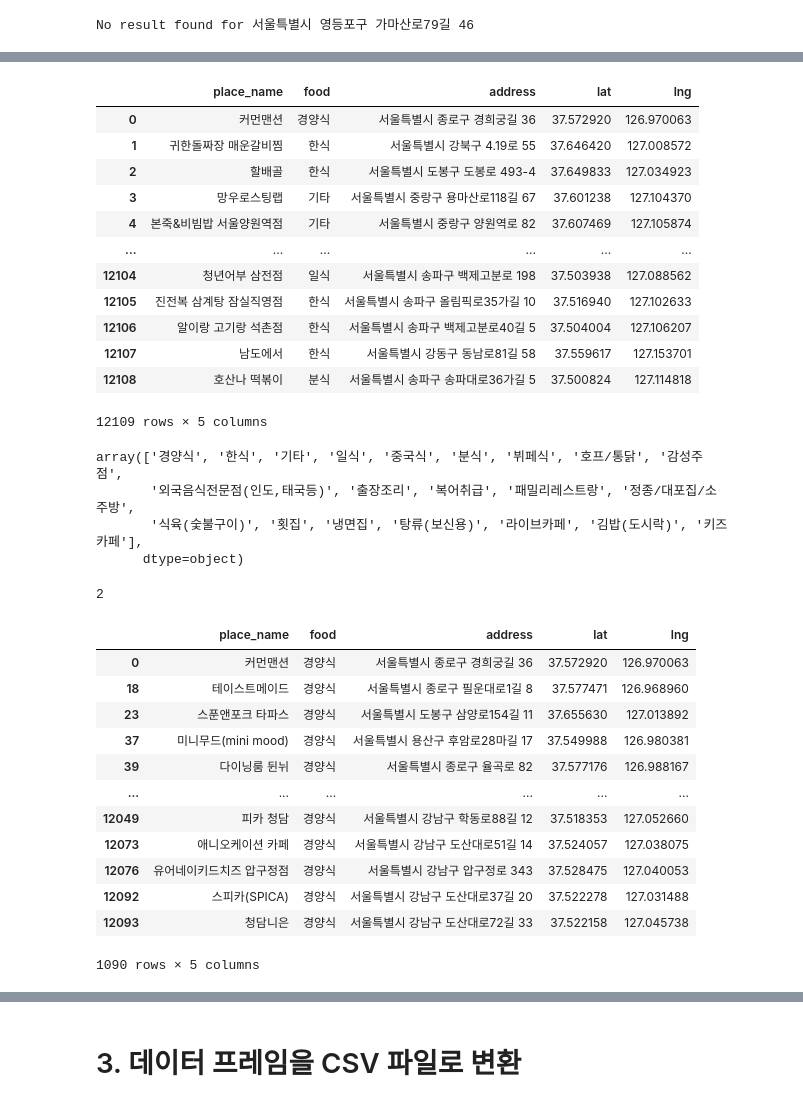
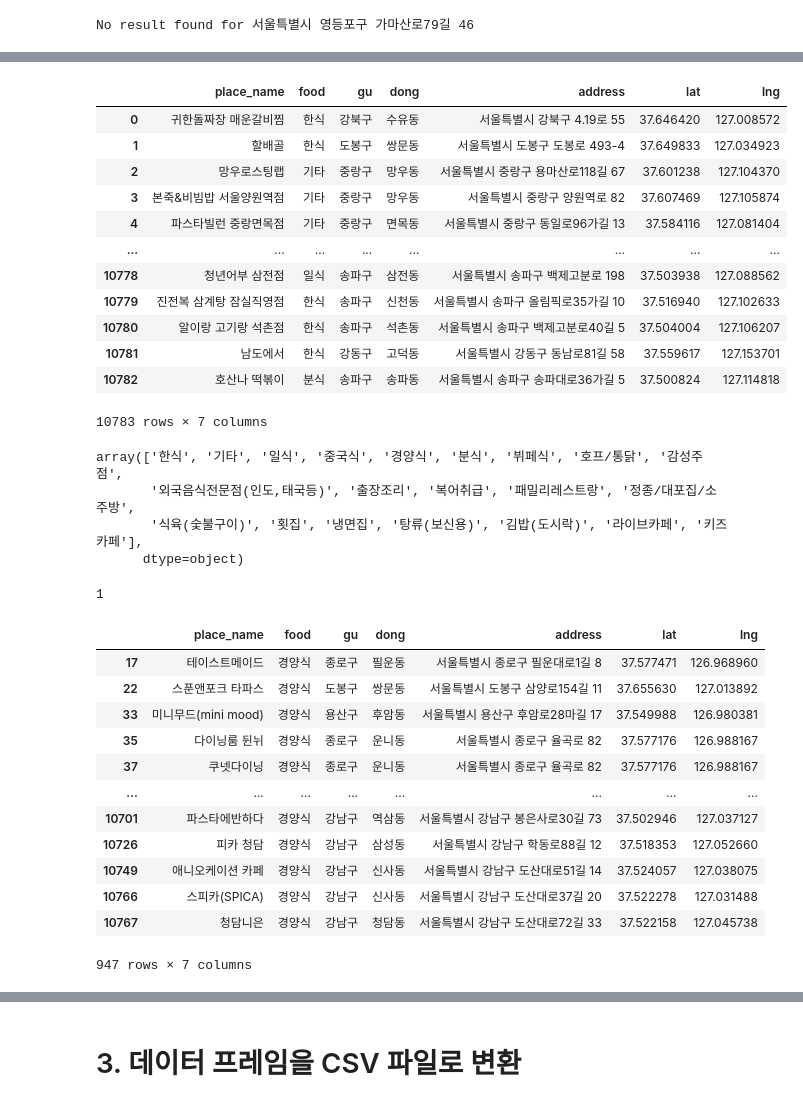
Before and after one commit to sangchun1/sales_project, a Jupyter notebook: data_preprocessing/place_location.ipynb, the cells around one changed output, grey strips where cells are left out. Saved outputs shown, nothing was run; the diff lists cells and outputs as text; code cells hidden in the pictures.

```diff
--- a/data_preprocessing/place_location.ipynb
+++ b/data_preprocessing/place_location.ipynb
@@ -160,52 +195,52 @@ df[df['lat'].isnull()]
 df.to_csv('place_location_temporary.csv', index=False, encoding='utf-8-sig')
 # %%
 # 임시 데이터 불러오기
-df = pd.read_csv("C:/Kcoding/SALES_Project/kitae/data_preprocessing/place_location_temporary.csv")
+df = pd.read_csv("C:\Kcoding\팀프로젝트 데이터\내가 담당한것\place_location\place_location_temporary.csv")
 df
 # %% [output]
-|  | place_name | food | address | lat | lng |
-| 0 | 커먼맨션 | 경양식 | 서울특별시 종로구 경희궁길 36 | 37.572920 | 126.970063 |
-| 1 | 귀한돌짜장 매운갈비찜 | 한식 | 서울특별시 강북구 4.19로 55 | 37.646420 | 127.008572 |
-| 2 | 할배골 | 한식 | 서울특별시 도봉구 도봉로 493-4 | 37.649833 | 127.034923 |
-| 3 | 망우로스팅랩 | 기타 | 서울특별시 중랑구 용마산로118길 67 | 37.601238 | 127.104370 |
-| 4 | 본죽&비빔밥 서울양원역점 | 기타 | 서울특별시 중랑구 양원역로 82 | 37.607469 | 127.105874 |
-| ... | ... | ... | ... | ... | ... |
-| 12104 | 청년어부 삼전점 | 일식 | 서울특별시 송파구 백제고분로 198 | 37.503938 | 127.088562 |
-| 12105 | 진전복 삼계탕 잠실직영점 | 한식 | 서울특별시 송파구 올림픽로35가길 10 | 37.516940 | 127.102633 |
-| 12106 | 알이랑 고기랑 석촌점 | 한식 | 서울특별시 송파구 백제고분로40길 5 | 37.504004 | 127.106207 |
-| 12107 | 남도에서 | 한식 | 서울특별시 강동구 동남로81길 58 | 37.559617 | 127.153701 |
-| 12108 | 호산나 떡볶이 | 분식 | 서울특별시 송파구 송파대로36가길 5 | 37.500824 | 127.114818 |
+|  | place_name | food | gu | dong | address | lat | lng |
+| 0 | 귀한돌짜장 매운갈비찜 | 한식 | 강북구 | 수유동 | 서울특별시 강북구 4.19로 55 | 37.646420 | 127.008572 |
+| 1 | 할배골 | 한식 | 도봉구 | 쌍문동 | 서울특별시 도봉구 도봉로 493-4 | 37.649833 | 127.034923 |
+| 2 | 망우로스팅랩 | 기타 | 중랑구 | 망우동 | 서울특별시 중랑구 용마산로118길 67 | 37.601238 | 127.104370 |
+| 3 | 본죽&비빔밥 서울양원역점 | 기타 | 중랑구 | 망우동 | 서울특별시 중랑구 양원역로 82 | 37.607469 | 127.105874 |
+| 4 | 파스타빌런 중랑면목점 | 기타 | 중랑구 | 면목동 | 서울특별시 중랑구 동일로96가길 13 | 37.584116 | 127.081404 |
+| ... | ... | ... | ... | ... | ... | ... | ... |
+| 10778 | 청년어부 삼전점 | 일식 | 송파구 | 삼전동 | 서울특별시 송파구 백제고분로 198 | 37.503938 | 127.088562 |
+| 10779 | 진전복 삼계탕 잠실직영점 | 한식 | 송파구 | 신천동 | 서울특별시 송파구 올림픽로35가길 10 | 37.516940 | 127.102633 |
+| 10780 | 알이랑 고기랑 석촌점 | 한식 | 송파구 | 석촌동 | 서울특별시 송파구 백제고분로40길 5 | 37.504004 | 127.106207 |
+| 10781 | 남도에서 | 한식 | 강동구 | 고덕동 | 서울특별시 강동구 동남로81길 58 | 37.559617 | 127.153701 |
+| 10782 | 호산나 떡볶이 | 분식 | 송파구 | 송파동 | 서울특별시 송파구 송파대로36가길 5 | 37.500824 | 127.114818 |
-12109 rows × 5 columns
+10783 rows × 7 columns
 # %%
 # 업종명 종류 확인
 df['food'].unique()
 # %% [output]
-array(['경양식', '한식', '기타', '일식', '중국식', '분식', '뷔페식', '호프/통닭', '감성주점',
+array(['한식', '기타', '일식', '중국식', '경양식', '분식', '뷔페식', '호프/통닭', '감성주점',
        '외국음식전문점(인도,태국등)', '출장조리', '복어취급', '패밀리레스트랑', '정종/대포집/소주방',
-       '식육(숯불구이)', '횟집', '냉면집', '탕류(보신용)', '라이브카페', '김밥(도시락)', '키즈카페'],
+       '식육(숯불구이)', '횟집', '냉면집', '탕류(보신용)', '김밥(도시락)', '라이브카페', '키즈카페'],
       dtype=object)
 # %%
 # 업종별 개수 확인
 len(df.loc[df['food'] == '키즈카페'])
 # %% [output]
-2
+1
 # %%
 # 업종별 데이터 확인
 df.loc[df['food'] == '경양식']
 # %% [output]
-|  | place_name | food | address | lat | lng |
-| 0 | 커먼맨션 | 경양식 | 서울특별시 종로구 경희궁길 36 | 37.572920 | 126.970063 |
-| 18 | 테이스트메이드 | 경양식 | 서울특별시 종로구 필운대로1길 8 | 37.577471 | 126.968960 |
-| 23 | 스푼앤포크 타파스 | 경양식 | 서울특별시 도봉구 삼양로154길 11 | 37.655630 | 127.013892 |
-| 37 | 미니무드(mini mood) | 경양식 | 서울특별시 용산구 후암로28마길 17 | 37.549988 | 126.980381 |
-| 39 | 다이닝룸 뒨뉘 | 경양식 | 서울특별시 종로구 율곡로 82 | 37.577176 | 126.988167 |
-| ... | ... | ... | ... | ... | ... |
-| 12049 | 피카 청담 | 경양식 | 서울특별시 강남구 학동로88길 12 | 37.518353 | 127.052660 |
-| 12073 | 애니오케이션 카페 | 경양식 | 서울특별시 강남구 도산대로51길 14 | 37.524057 | 127.038075 |
-| 12076 | 유어네이키드치즈 압구정점 | 경양식 | 서울특별시 강남구 압구정로 343 | 37.528475 | 127.040053 |
-| 12092 | 스피카(SPICA) | 경양식 | 서울특별시 강남구 도산대로37길 20 | 37.522278 | 127.031488 |
-| 12093 | 청담니은 | 경양식 | 서울특별시 강남구 도산대로72길 33 | 37.522158 | 127.045738 |
+|  | place_name | food | gu | dong | address | lat | lng |
+| 17 | 테이스트메이드 | 경양식 | 종로구 | 필운동 | 서울특별시 종로구 필운대로1길 8 | 37.577471 | 126.968960 |
+| 22 | 스푼앤포크 타파스 | 경양식 | 도봉구 | 쌍문동 | 서울특별시 도봉구 삼양로154길 11 | 37.655630 | 127.013892 |
+| 33 | 미니무드(mini mood) | 경양식 | 용산구 | 후암동 | 서울특별시 용산구 후암로28마길 17 | 37.549988 | 126.980381 |
+| 35 | 다이닝룸 뒨뉘 | 경양식 | 종로구 | 운니동 | 서울특별시 종로구 율곡로 82 | 37.577176 | 126.988167 |
+| 37 | 쿠넷다이닝 | 경양식 | 종로구 | 운니동 | 서울특별시 종로구 율곡로 82 | 37.577176 | 126.988167 |
+| ... | ... | ... | ... | ... | ... | ... | ... |
+| 10701 | 파스타에반하다 | 경양식 | 강남구 | 역삼동 | 서울특별시 강남구 봉은사로30길 73 | 37.502946 | 127.037127 |
+| 10726 | 피카 청담 | 경양식 | 강남구 | 삼성동 | 서울특별시 강남구 학동로88길 12 | 37.518353 | 127.052660 |
+| 10749 | 애니오케이션 카페 | 경양식 | 강남구 | 신사동 | 서울특별시 강남구 도산대로51길 14 | 37.524057 | 127.038075 |
+| 10766 | 스피카(SPICA) | 경양식 | 강남구 | 신사동 | 서울특별시 강남구 도산대로37길 20 | 37.522278 | 127.031488 |
+| 10767 | 청담니은 | 경양식 | 강남구 | 청담동 | 서울특별시 강남구 도산대로72길 33 | 37.522158 | 127.045738 |
-1090 rows × 5 columns
+947 rows × 7 columns
 # %%
 # 업종명 변경
 df.replace('호프/통닭', '치킨', inplace=True)
```
Also changed, not shown: parts of 14 cells of this notebook, 1 other file.
